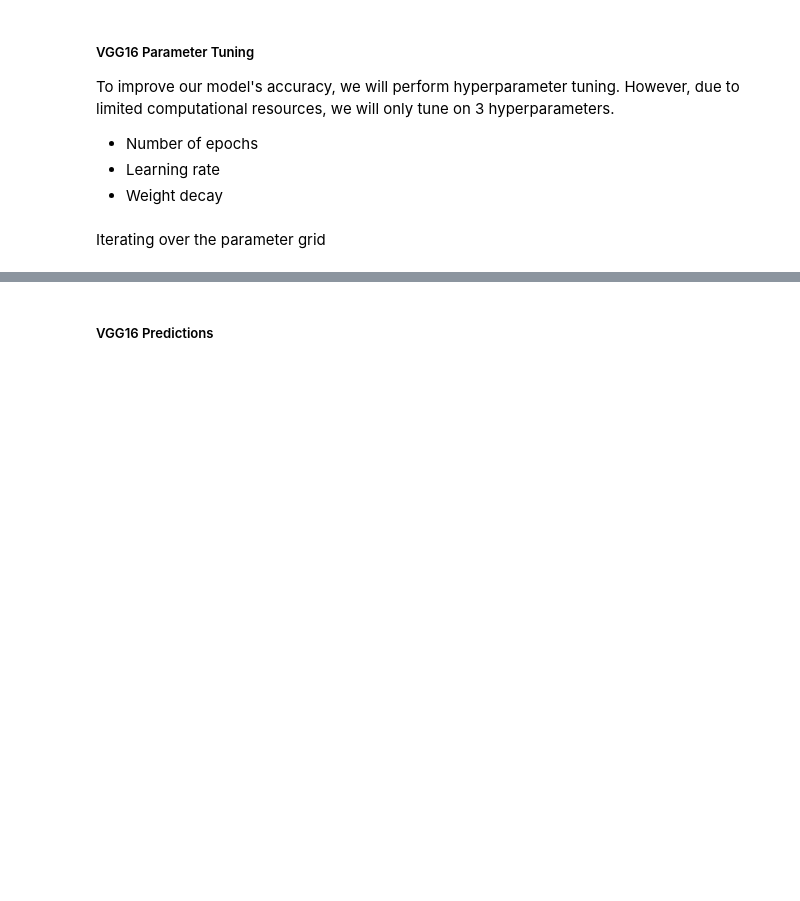
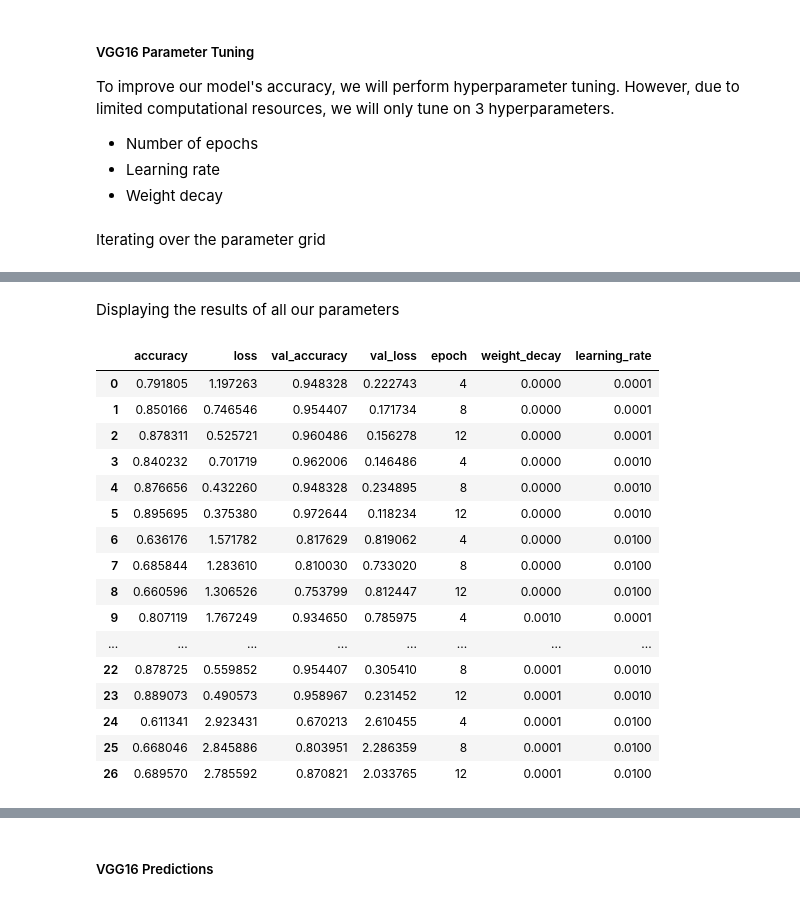
Before and after one commit to dlkt101101/STAT441-Project, a Jupyter notebook: STAT441_Project_(1)_(1).ipynb, the cells around one changed output, grey strips where cells are left out. Saved outputs shown, nothing was run; the diff lists cells and outputs as text; code cells hidden in the pictures; blank space fills up the shorter version.

```diff
--- a/STAT441_Project_(1)_(1).ipynb
+++ b/STAT441_Project_(1)_(1).ipynb
@@ -274,7 +290,7 @@ for i, (wd, lr) in enumerate(parameter_grid):
         x=training_batch,
         validation_data=validation_batch,
         epochs=MAX_EPOCH,
-        verbose=0,  # Keep silent for clean output
+        verbose=1,  # Keep silent for clean output
         batch_size=BATCH_SIZE)
 
     history_df = pd.DataFrame(historyFit.history)
@@ -296,0 +325,22 @@ history_df.shape
+# %% [markdown]
+Displaying the results of all our parameters
+# %%
+final_results_df
+# %% [output]
+|  | accuracy | loss | val_accuracy | val_loss | epoch | weight_decay | learning_rate |
+| 0 | 0.791805 | 1.197263 | 0.948328 | 0.222743 | 4 | 0.0000 | 0.0001 |
+| 1 | 0.850166 | 0.746546 | 0.954407 | 0.171734 | 8 | 0.0000 | 0.0001 |
+| 2 | 0.878311 | 0.525721 | 0.960486 | 0.156278 | 12 | 0.0000 | 0.0001 |
+| 3 | 0.840232 | 0.701719 | 0.962006 | 0.146486 | 4 | 0.0000 | 0.0010 |
+| 4 | 0.876656 | 0.432260 | 0.948328 | 0.234895 | 8 | 0.0000 | 0.0010 |
+| 5 | 0.895695 | 0.375380 | 0.972644 | 0.118234 | 12 | 0.0000 | 0.0010 |
+| 6 | 0.636176 | 1.571782 | 0.817629 | 0.819062 | 4 | 0.0000 | 0.0100 |
+| 7 | 0.685844 | 1.283610 | 0.810030 | 0.733020 | 8 | 0.0000 | 0.0100 |
+| 8 | 0.660596 | 1.306526 | 0.753799 | 0.812447 | 12 | 0.0000 | 0.0100 |
+| 9 | 0.807119 | 1.767249 | 0.934650 | 0.785975 | 4 | 0.0010 | 0.0001 |
+| ... | ... | ... | ... | ... | ... | ... | ... |
+| 22 | 0.878725 | 0.559852 | 0.954407 | 0.305410 | 8 | 0.0001 | 0.0010 |
+| 23 | 0.889073 | 0.490573 | 0.958967 | 0.231452 | 12 | 0.0001 | 0.0010 |
+| 24 | 0.611341 | 2.923431 | 0.670213 | 2.610455 | 4 | 0.0001 | 0.0100 |
+| 25 | 0.668046 | 2.845886 | 0.803951 | 2.286359 | 8 | 0.0001 | 0.0100 |
+| 26 | 0.689570 | 2.785592 | 0.870821 | 2.033765 | 12 | 0.0001 | 0.0100 |
```
Also changed, not shown: parts of 10 cells of this notebook.
